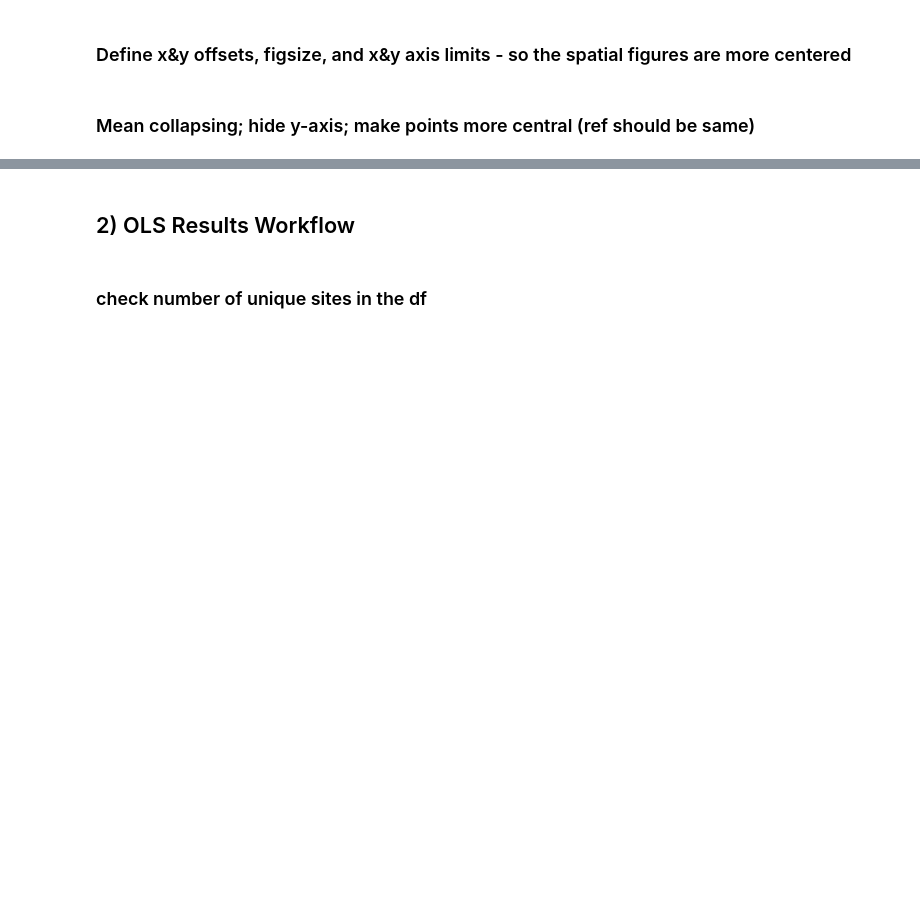
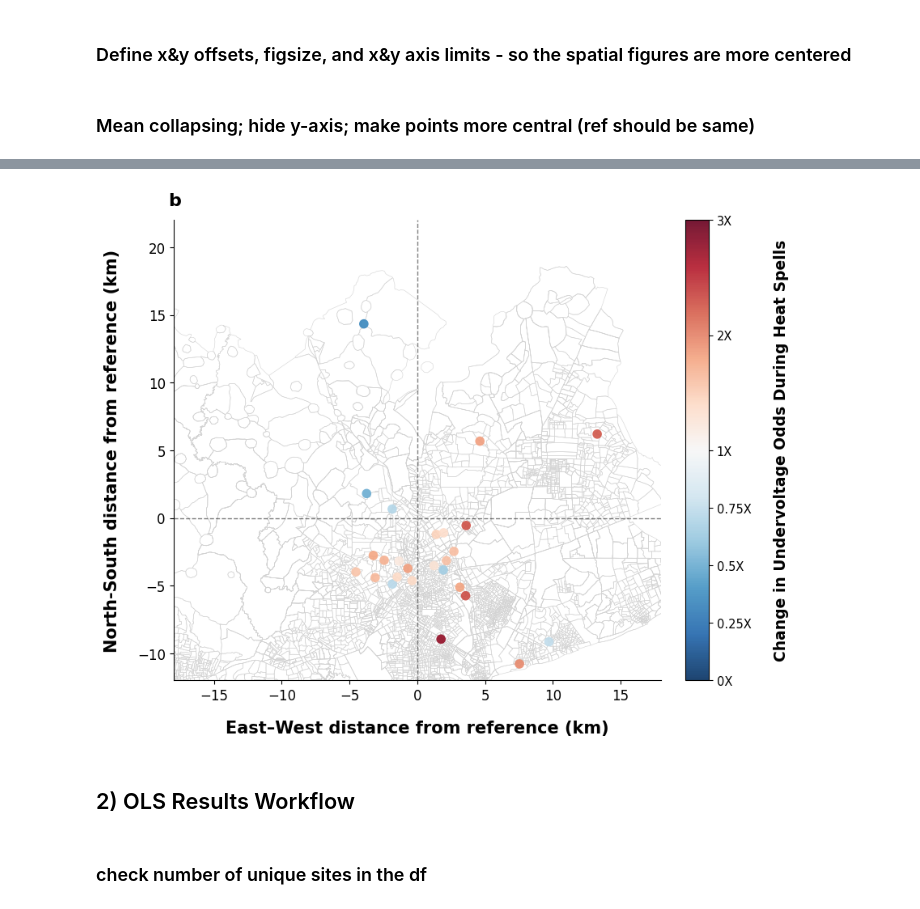
Before and after one commit to KaytheDee/pqr_extreme_weather_analysis, a Jupyter notebook: notebooks/_Logit_spatial_analysis_undervolt.ipynb, the cells around one changed output, grey strips where cells are left out. Cells and saved outputs as stored; diff of their text form; code cells hidden in the pictures; blank space fills up the shorter version.

```diff
--- a/notebooks/_Logit_spatial_analysis_undervolt.ipynb
+++ b/notebooks/_Logit_spatial_analysis_undervolt.ipynb
@@ -1908,3 +1864,80 @@ site_or_centroid = (
+# %%
+site_or_centroid = (
+    plot_site_or_distances_from_reference_binned(
+        sensor_gdf,
+
+        figsize=(9,7),
+
+        # Use the same basemap-based reference
+        base_gdf=filt_all_eas_dem_df_filt,
+        use_base_df=True,
+        use_union_centroid=False,
+
+        # Basemap
+        show_basemap=True,
+        basemap_facecolor='none',
+        basemap_edgecolor='lightgrey',
+        basemap_linewidth=0.4,
+        basemap_alpha=1.0,
+
+        # Reference lines
+        show_vertical_reference_line=True,
+        show_horizontal_reference_line=True,
+        reference_linecolor='black',
+        reference_linestyle='--',
+        reference_linewidth=1,
+        reference_alpha=0.5,
+
+        point_size=70,
+        # point_edgecolor="white",
+        # point_linewidth=0.8,
+
+        # Panel label
+        panel_label='b',
+        panel_label_x=-0.01,
+        panel_label_y=1.06,
+        panel_label_fontsize=16,
+
+        # OR color scale
+        cbar_label=(
+            'Change in Undervoltage Odds '
+            'During Heat Spells'
+        ),
+        use_bins=False,
+        symmetric_cmap=False,
+        collapse_method='mean',
+        vmin=0,
+        vmax=3,
+        cbar_ticks=[0,0.25,0.5,0.75,1,2,3],
+        or_reference=1,
+        cmap_name='RdBu_r',
+
+        # Common offsets and limits
+        use_km=True,
+        x_ref_offset=common_x_ref_offset,
+        y_ref_offset=common_y_ref_offset,
+        xlim=common_xlim,
+        ylim=common_ylim,
+
+        show_y_axis=True,
+        y_label='North-South distance from reference (km)',
+        y_label_fontsize=15,
+        y_labelpad=15,
+        y_tick_fontsize=12,
+        y_rotation=0,
+
+        # Font sizes
+        x_label_fontsize=15,
+        x_rotation=0,
+        cbar_label_fontsize=13.5,
+
+        diagnostics=False,
+
+        save_path=(PLOTS_DIR / 'spatial_logit_undervolt_rev2_basemap.png')
+    )
+)
+# %% [output]
+[figure, added]
 # %% [markdown]
 ## 2) OLS Results Workflow
 # %% [markdown]
```
Also changed, not shown: parts of 10 cells of this notebook, 21 other files.
